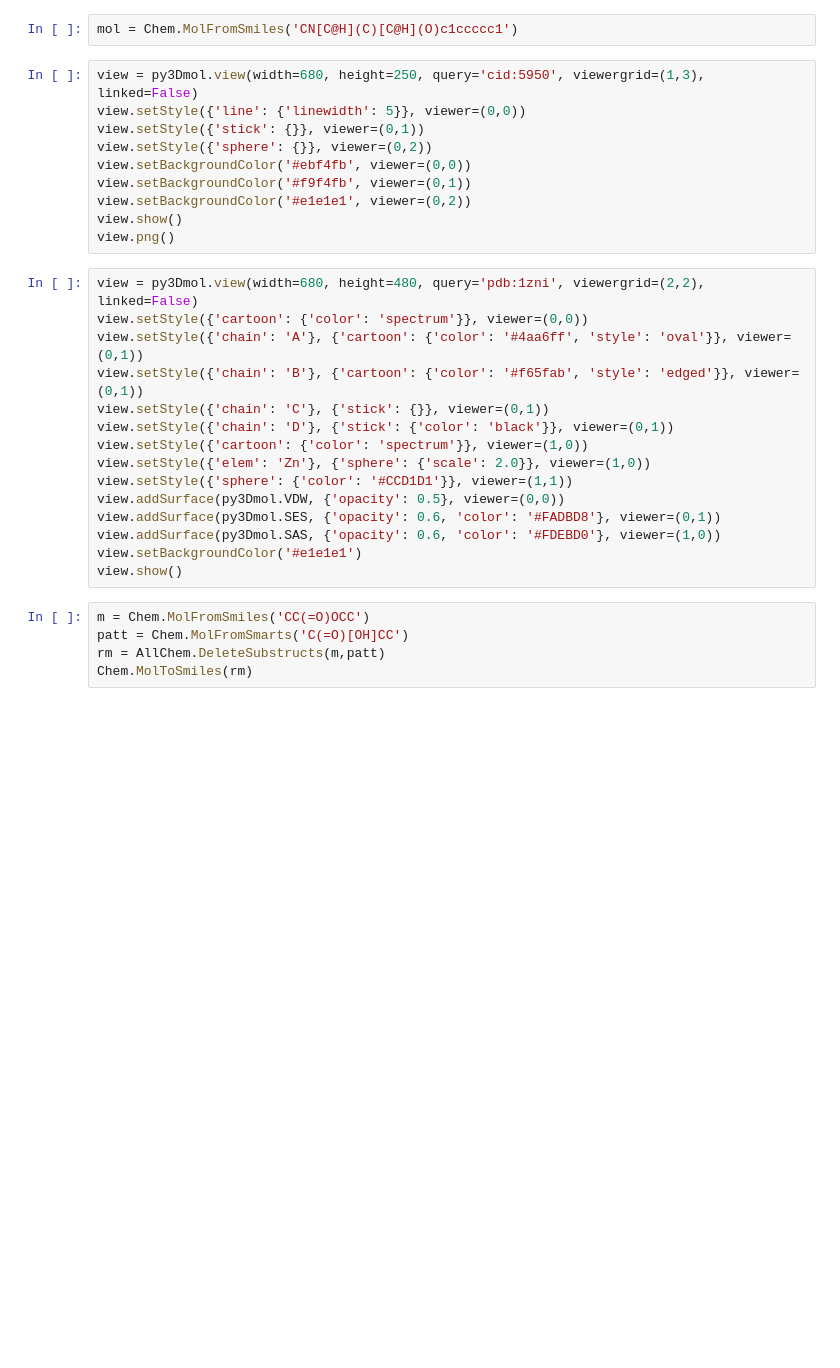
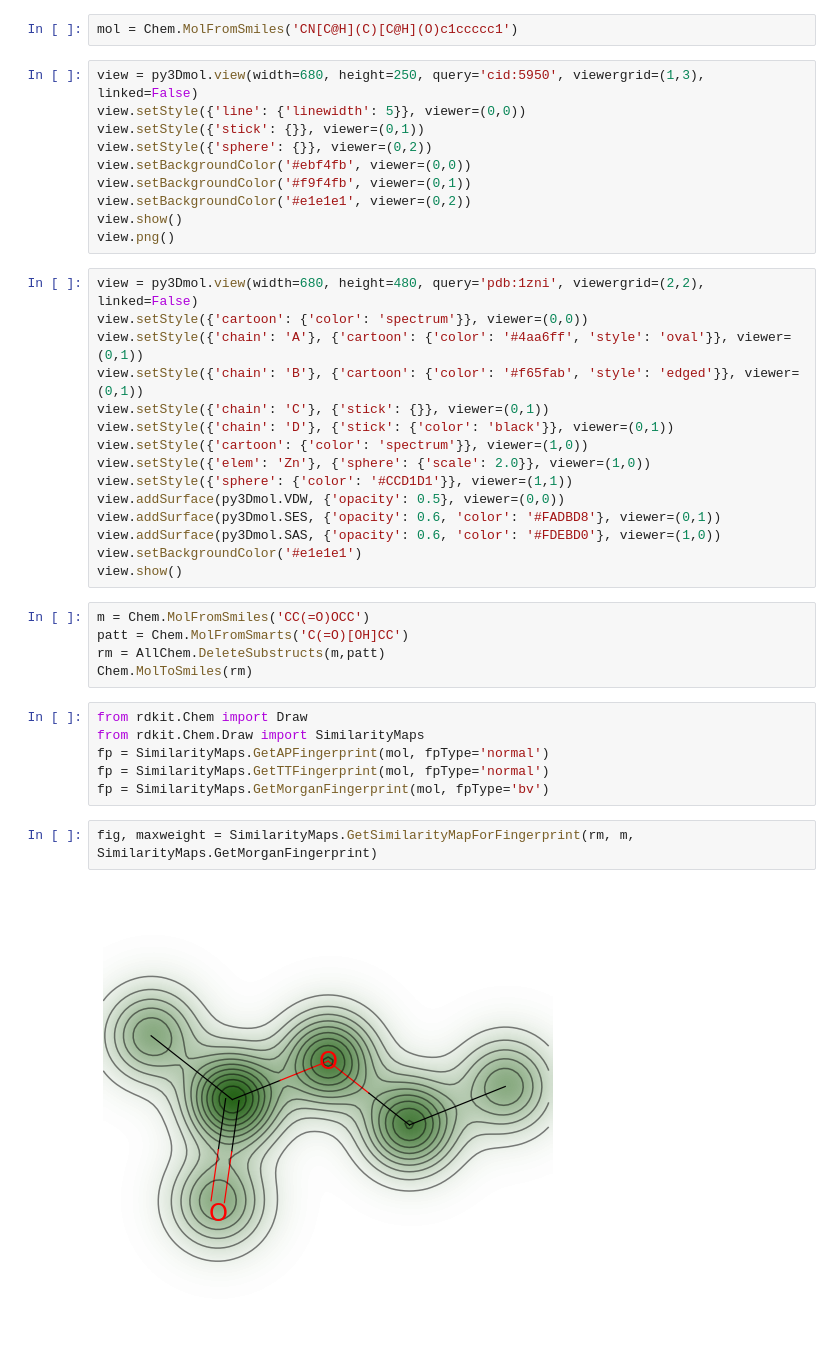
Before and after one commit to kyoujuro/ChemoInformatics, a Jupyter notebook: chemoinformatics.ipynb, the cells around one changed output. Cells and saved outputs as stored; diff of their text form; blank space fills up the shorter version.

```diff
--- a/chemoinformatics.ipynb
+++ b/chemoinformatics.ipynb
@@ -69,3 +69,13 @@ m = Chem.MolFromSmiles('CC(=O)OCC')
 patt = Chem.MolFromSmarts('C(=O)[OH]CC')
 rm = AllChem.DeleteSubstructs(m,patt)
 Chem.MolToSmiles(rm)
+# %%
+from rdkit.Chem import Draw
+from rdkit.Chem.Draw import SimilarityMaps
+fp = SimilarityMaps.GetAPFingerprint(mol, fpType='normal')
+fp = SimilarityMaps.GetTTFingerprint(mol, fpType='normal')
+fp = SimilarityMaps.GetMorganFingerprint(mol, fpType='bv')
+# %%
+fig, maxweight = SimilarityMaps.GetSimilarityMapForFingerprint(rm, m, SimilarityMaps.GetMorganFingerprint)
+# %% [output]
+[figure, added]
```
